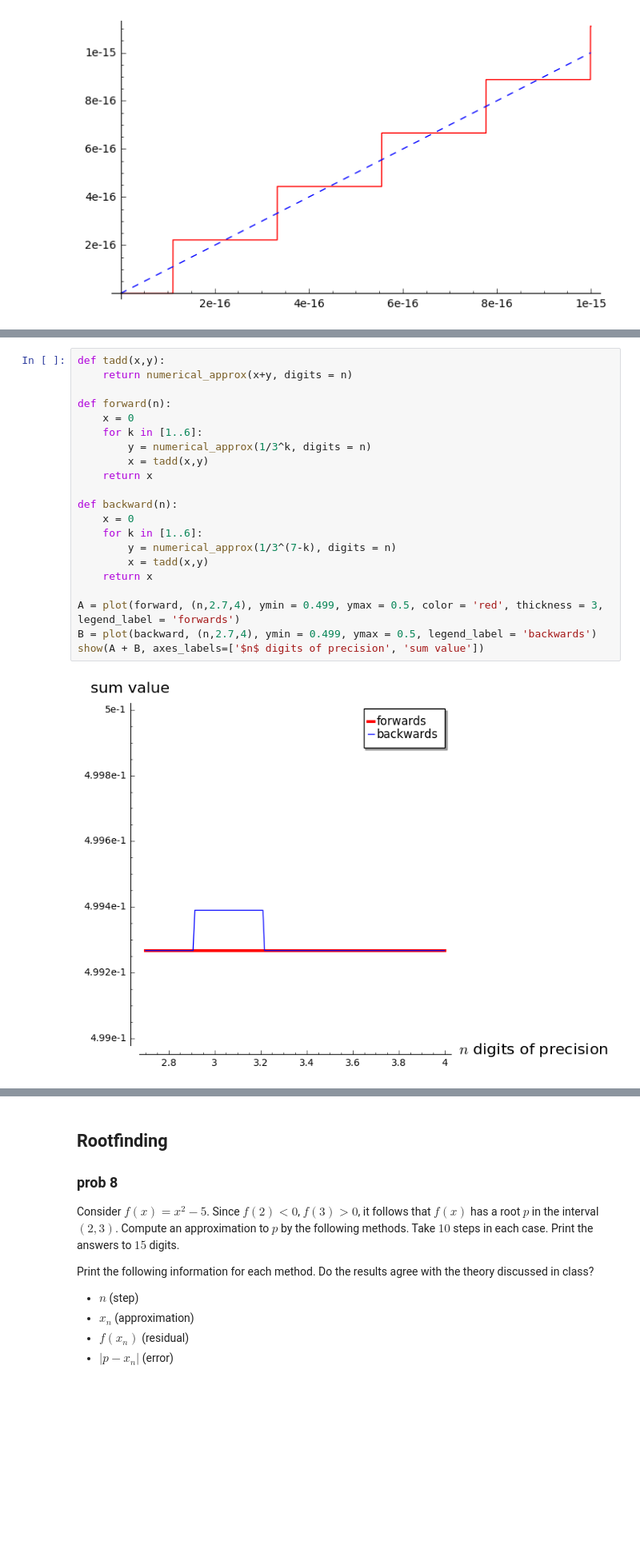
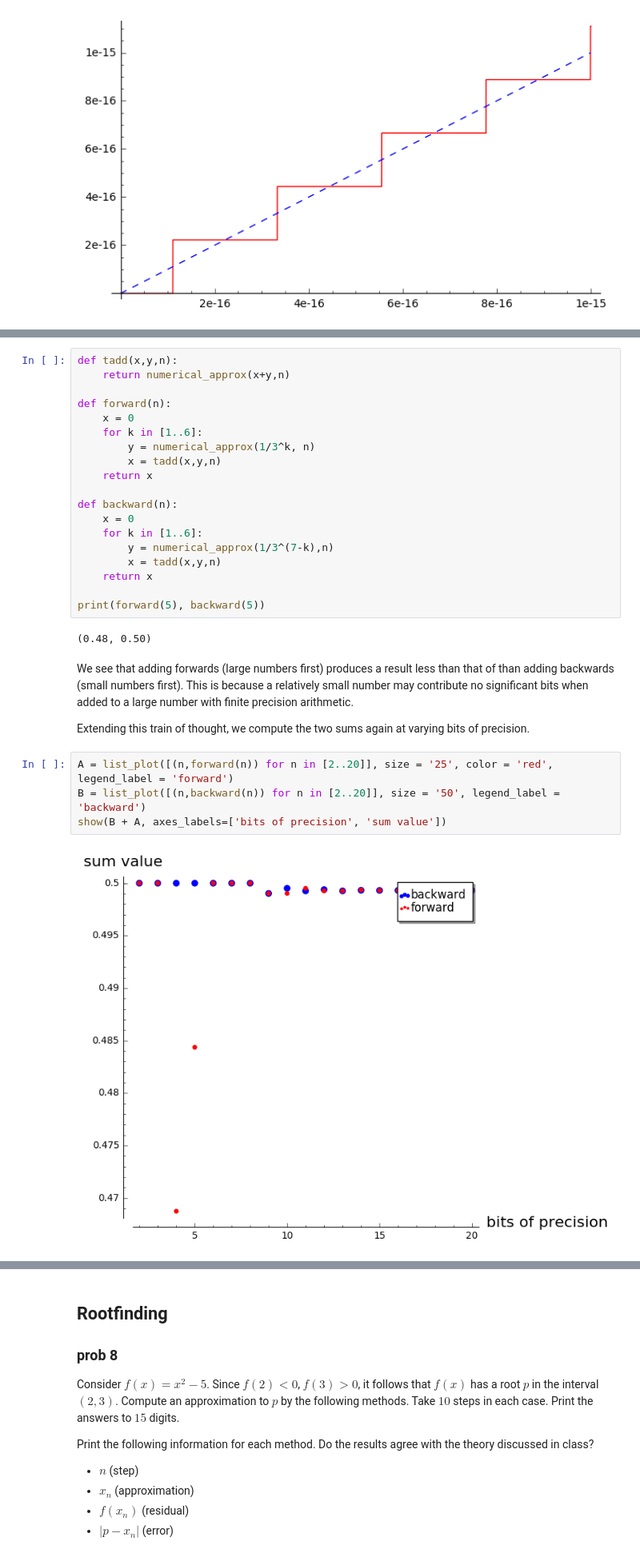
Before and after one commit to coltongrainger/fy18eo, a Jupyter notebook: numerical-methods/arithmetic-rootfinding-hw1.ipynb, the cells around one changed output, grey strips where cells are left out. Shown at 80% size. Drawn from its saved outputs; the diff is of its cells as text; blank space fills up the shorter version.

```diff
--- a/numerical-methods/arithmetic-rootfinding-hw1.ipynb
+++ b/numerical-methods/arithmetic-rootfinding-hw1.ipynb
@@ -246,26 +262,34 @@ Forwards $\sum_{k=1}^6\frac{1}{3^k}$ and backwards $\sum_{k=1}^6\frac{1}{3^k}$.
 # %%
-def tadd(x,y):
-    return numerical_approx(x+y, digits = n)
+def tadd(x,y,n):
+    return numerical_approx(x+y,n)
 
 def forward(n):
     x = 0
     for k in [1..6]:
-        y = numerical_approx(1/3^k, digits = n)
-        x = tadd(x,y)
+        y = numerical_approx(1/3^k, n)
+        x = tadd(x,y,n)
     return x
 
 def backward(n):
     x = 0
     for k in [1..6]:
-        y = numerical_approx(1/3^(7-k), digits = n)
-        x = tadd(x,y)
+        y = numerical_approx(1/3^(7-k),n)
+        x = tadd(x,y,n)
     return x
 
-A = plot(forward, (n,2.7,4), ymin = 0.499, ymax = 0.5, color = 'red', thickness = 3, legend_label = 'forwards')
-B = plot(backward, (n,2.7,4), ymin = 0.499, ymax = 0.5, legend_label = 'backwards')
-show(A + B, axes_labels=['$n$ digits of precision', 'sum value'])
+print(forward(5), backward(5))
 # %% [output]
-[figure, removed]
+(0.48, 0.50)
+# %% [markdown]
+We see that adding forwards (large numbers first) produces a result less than that of than adding backwards (small numbers first). This is because a relatively small number may contribute no significant bits when added to a large number with finite precision arithmetic.
+
+Extending this train of thought, we compute the two sums again at varying bits of precision.
+# %%
+A = list_plot([(n,forward(n)) for n in [2..20]], size = '25', color = 'red', legend_label = 'forward')
+B = list_plot([(n,backward(n)) for n in [2..20]], size = '50', legend_label = 'backward')
+show(B + A, axes_labels=['bits of precision', 'sum value'])
+# %% [output]
+[figure, added]
 # %% [markdown]
 ## Finite Difference Approximation
 ### prob 6
```
Also changed, not shown: parts of 40 cells of this notebook.
